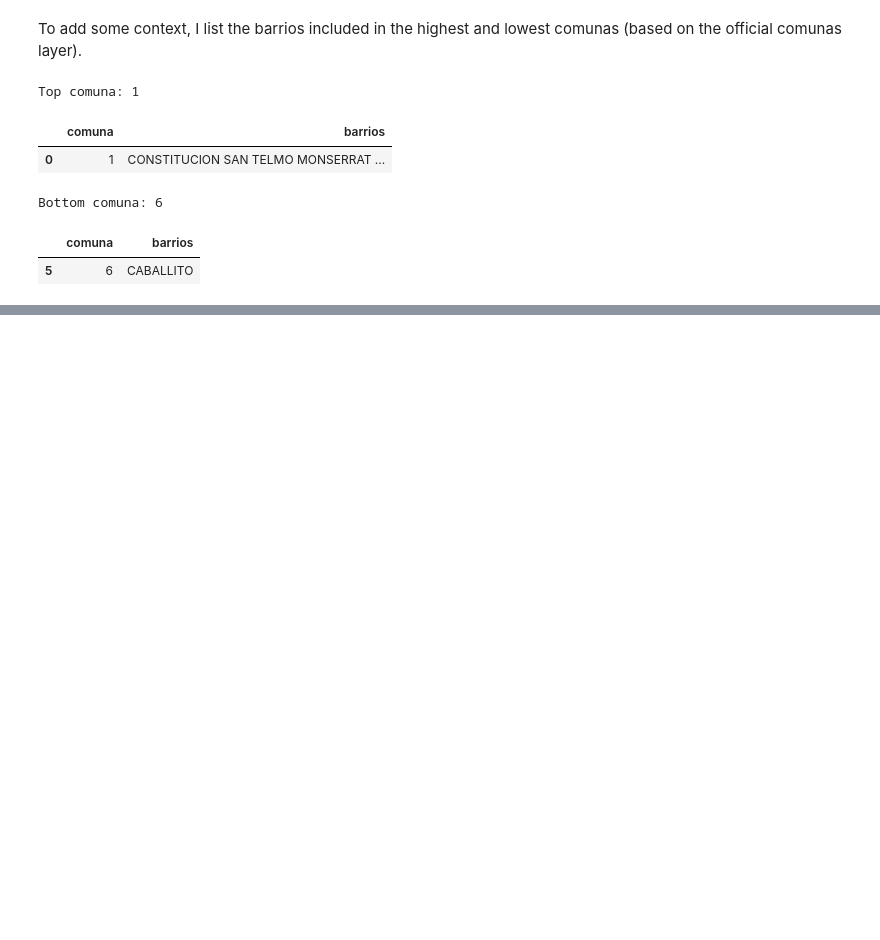
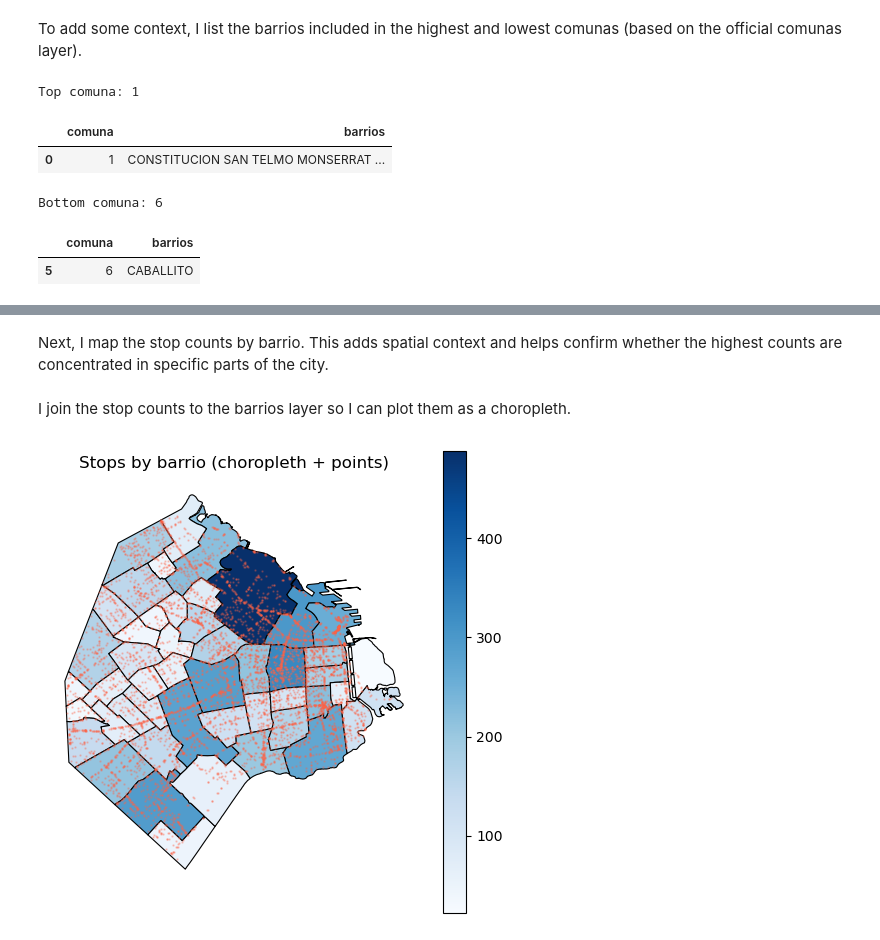
Before and after one commit to FacundoBerthet/caba-public-transport-analysis, a Jupyter notebook: notebooks/02_EDA_bus_stops.ipynb, the cells around one changed output, grey strips where cells are left out. Saved outputs shown, nothing was run; the diff lists cells and outputs as text; code cells hidden in the pictures; blank space fills up the shorter version.

```diff
--- a/notebooks/02_EDA_bus_stops.ipynb
+++ b/notebooks/02_EDA_bus_stops.ipynb
@@ -240,0 +292,14 @@ Bottom comuna: 6
+# %% [markdown]
+Next, I map the stop counts by barrio. This adds spatial context and helps confirm whether the highest counts are concentrated in specific parts of the city.
+# %% [markdown]
+I join the stop counts to the barrios layer so I can plot them as a choropleth.
+# %%
+barrios_counts = barrios.merge(stops_by_barrio, left_on="nombre", right_on="barrio")
+fig, ax = plt.subplots(figsize=(6,6))
+
+barrios_counts.plot(ax=ax, column="n_stops", cmap="Blues", figsize=(6, 6), edgecolor="black", linewidth=0.8, legend=True)
+stops.plot(ax=ax, markersize=0.5, color="tomato", alpha=0.3)
+ax.set_title("Stops by barrio (choropleth + points)")
+ax.set_axis_off()
+# %% [output]
+[figure, added]
```
Also changed, not shown: parts of 16 cells of this notebook.
